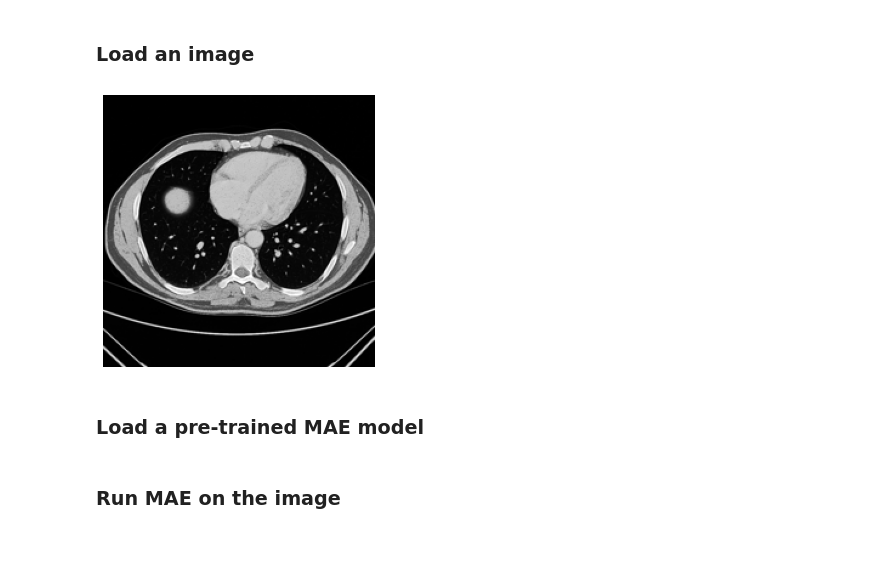
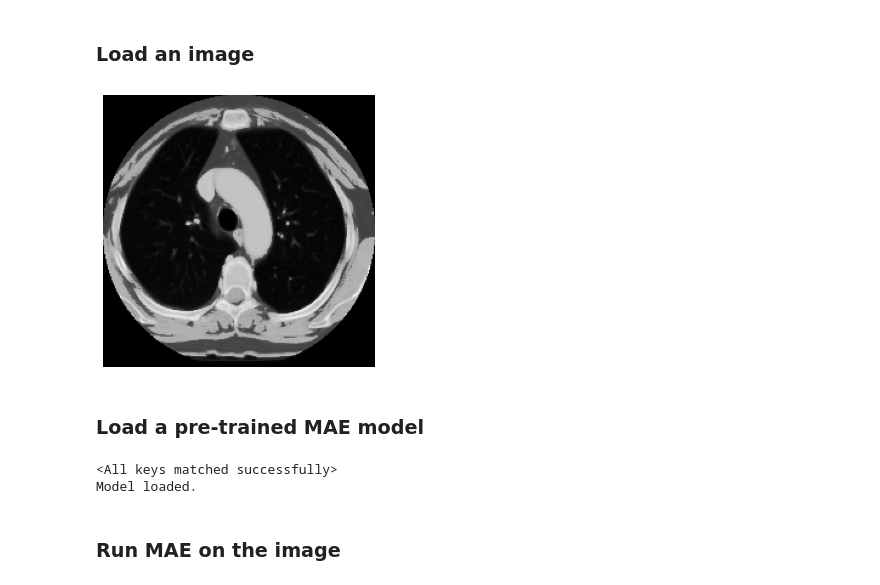
Before and after one commit to Eiphodos/mae, a Jupyter notebook: demo/mae_visualize_medical.ipynb, the cells around one changed output. Drawn from its saved outputs; the diff is of its cells as text; code cells hidden in the pictures; blank space fills up the shorter version.

```diff
--- a/demo/mae_visualize_medical.ipynb
+++ b/demo/mae_visualize_medical.ipynb
@@ -113,44 +172,58 @@ def run_one_image(img, model):
 ### Load an image
 # %%
 # load a nifti file
-nifti_path = 'D:/Datasets/DeepLesion/Images_nifti/000033_02_01_113-125.nii.gz'
-nifti_path = 'D:/Datasets/DeepLesion/Images_nifti/000030_01_01_193-253.nii.gz'
+#nifti_path = 'D:/Datasets/TCIA-Covid19/CT-Covid-19-August2020/volume-covid19-A-0084.nii.gz'
+#nifti_path = 'D:/Datasets/DeepLesion/Images_nifti/000033_02_01_113-125.nii.gz'
+#nifti_path = 'D:/Datasets/DeepLesion/Images_nifti/000030_01_01_193-253.nii.gz'
+#nifti_path = 'D:/Datasets/DeepLesion/Images_nifti/004403_01_01_058-079.nii.gz'
+nifti_path = 'D:/Datasets/DeepLesion/Images_nifti/000001_01_01_103-115.nii.gz'
 data = nib.load(nifti_path)
 img_data = data.get_fdata()
 img_data = clip_ct_window_cube_root(img_data, -1000, 1000)
-first_slice = img_data[:,:,3]
-nifti_img = Image.fromarray(first_slice)
-nifti_img = nifti_img.convert('L')
-nifti_img = nifti_img.resize((224, 224))
-nifti_img = np.array(nifti_img) / 255.
+first_slice = img_data[:,:,6]
 
-assert nifti_img.shape == (224, 224)
+t = torchvision.transforms.Resize(224, interpolation=3)
+t2 = torchvision.transforms.Normalize(0, 1)
+
+nifti_img = torch.Tensor(first_slice)
+nifti_img = nifti_img.unsqueeze(0)
+nifti_img = nifti_img.unsqueeze(0)
+nifti_img = t(nifti_img)
+nifti_img = t2(nifti_img)
+nifti_img = nifti_img / 255
+
+#nifti_img = Image.fromarray(first_slice)
+#nifti_img = nifti_img.convert('L')
+#nifti_img = nifti_img.resize((224, 224))
+#nifti_img = np.array(nifti_img) / 255.
+
+#assert nifti_img.shape == (224, 224)
 
 # normalize by ImageNet mean and std
-nifti_img = nifti_img - mean
-nifti_img = nifti_img / std
+#nifti_img = nifti_img - mean
+#nifti_img = nifti_img / std
 
 img = nifti_img
 
 '''
 img_path = 'C:/Users/David/DeepLesionExample/cubed_ct/slice_0.png' # fox, from ILSVRC2012_val_00046145
 # img_url = 'https://user-images.githubusercontent.com/11435359/147743081-0428eecf-89e5-4e07-8da5-a30fd73cc0ba.jpg' # cucumber, from ILSVRC2012_val_00047851
 img = Image.open(img_path)
 img = img.convert('L')
 img = img.resize((224, 224))
 img = np.array(img) / 255.
 
 assert img.shape == (224, 224)
 
 # normalize by ImageNet mean and std
 img = img - mean
 img = img / std
 '''
 
 plt.rcParams['figure.figsize'] = [5, 5]
-show_image(torch.tensor(nifti_img))
+show_image(nifti_img)
 # %% [output]
-[figure, old version]
+[figure, new version]
 # %% [markdown]
 ### Load a pre-trained MAE model
 # %%
@@ -158,9 +231,15 @@ show_image(torch.tensor(nifti_img))
 
 # download checkpoint if not exist
 
-chkpt_dir = 'D:\Models\MAE\cube-ct-pretrain/checkpoint-600.pth'
-model_mae = prepare_model(chkpt_dir, 'mae_vit_base_patch16')
+norm_pixel_loss = True
+chkpt_dir = 'D:/Models/MAE/cube-ct-pretrain/checkpoint-600.pth'
+#chkpt_dir = 'D:/Models/MAE/cube-ct-pretrain/no-norm-checkpoint-0.pth'
+#chkpt_dir = 'D:/Models/MAE/Test/checkpoint-400.pth'
+model_mae = prepare_model(chkpt_dir, 'mae_vit_base', norm_pixel_loss)
 print('Model loaded.')
+# %% [output]
+<All keys matched successfully>
+Model loaded.
 # %% [markdown]
 ### Run MAE on the image
 # %%
```
Also changed, not shown: parts of 3 cells of this notebook, 3 other files.
